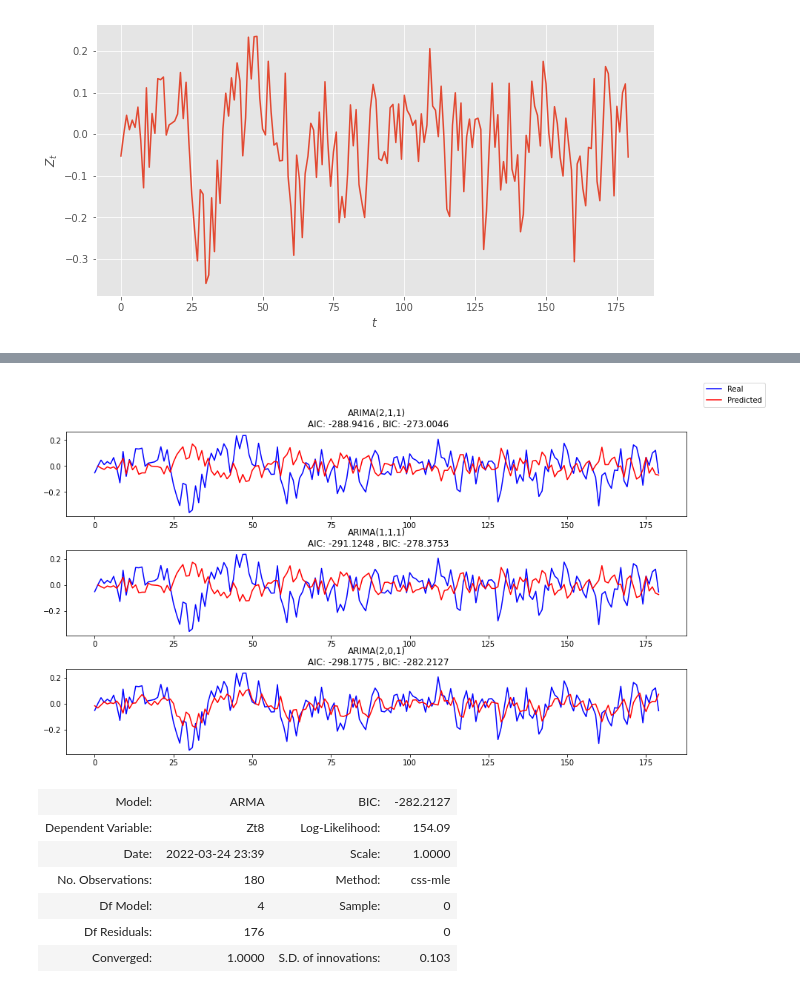
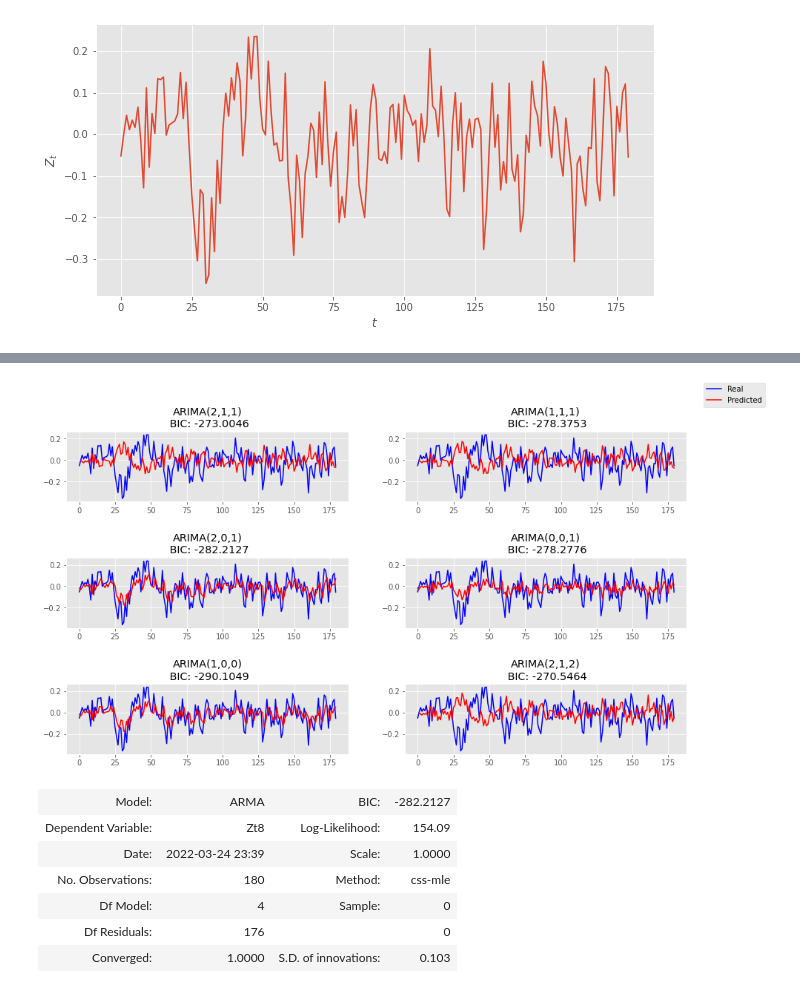
Before and after one commit to yaelrsc/Time-Series, a Jupyter notebook: ARIMA.ipynb, the cells around one changed output, grey strips where cells are left out. Cells and saved outputs as stored; diff of their text form; code cells hidden in the pictures.

```diff
--- a/ARIMA.ipynb
+++ b/ARIMA.ipynb
@@ -48,28 +43,29 @@ fig.set_figheight(5.)
 # %%
-names_models=['ARIMA(2,1,1)','ARIMA(1,1,1)','ARIMA(2,0,1)']
-ord=[(2,1,1),(1,1,1),(2,0,1)]
+names_models=['ARIMA(2,1,1)','ARIMA(1,1,1)','ARIMA(2,0,1)',
+              'ARIMA(0,0,1)','ARIMA(1,0,0)','ARIMA(2,1,2)']
+ord=[(2,1,1),(1,1,1),(2,0,1),(0,0,1),(1,0,0),(2,1,2)]
 models=[]
 # %%
 for i in range(len(names_models)):
   models.append(ARIMA(series[Z],order=ord[i]).fit())
 # %%
-fig,ax=plt.subplots(3,1)
+fig,ax=plt.subplots(3,2)
 fig.set_figwidth(15.)
 fig.set_figheight(8.)
 j=0
-fig.subplots_adjust(hspace=0.4)
+fig.subplots_adjust(hspace=0.8)
 for i in fig.axes:
   ts_pred=models[j].predict().values.reshape(-1,1)
   ts=series[Z].values.reshape(-1,1)
   #MSE=round(mse(ts,ts_pred),5)
   i.plot(series[Z],c='b')
   i.plot(models[j].fittedvalues,c='r')
-  i.set_title(names_models[j]+'\n AIC: {:.4f} , BIC: {:.4f}'.format(models[j].aic,models[j].bic))
+  i.set_title(names_models[j]+'\n BIC: {:.4f}'.format(models[j].bic))
   j+=1
 fig.legend(['Real','Predicted'])
 plt.show()
 # %% [output]
-[figure, old version]
+[figure, new version]
 # %%
 best_model=models[2]
 # %%
```
Also changed, not shown: parts of 4 cells of this notebook.
